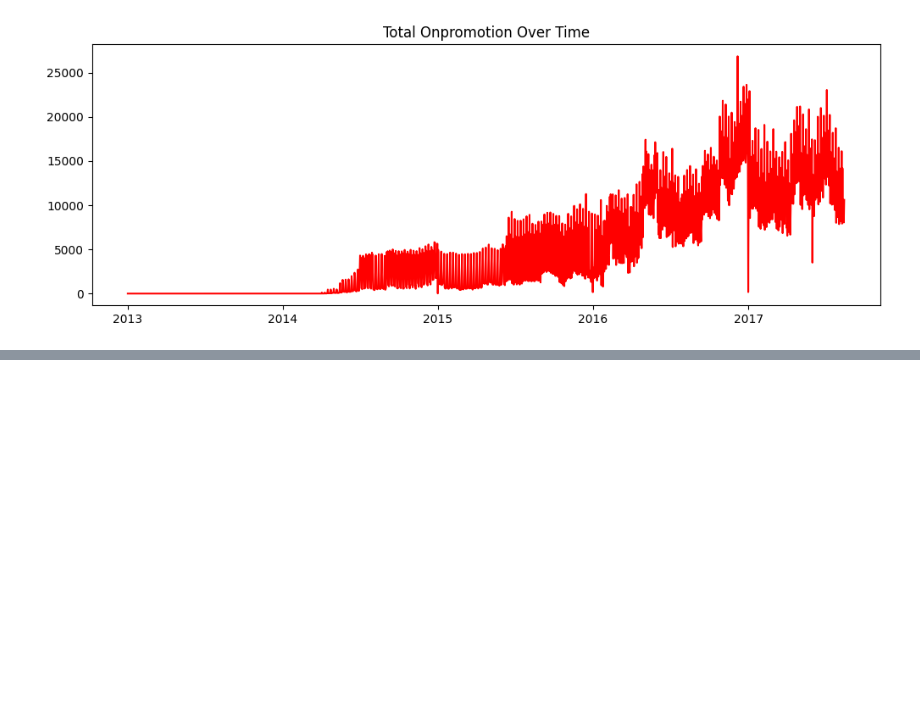
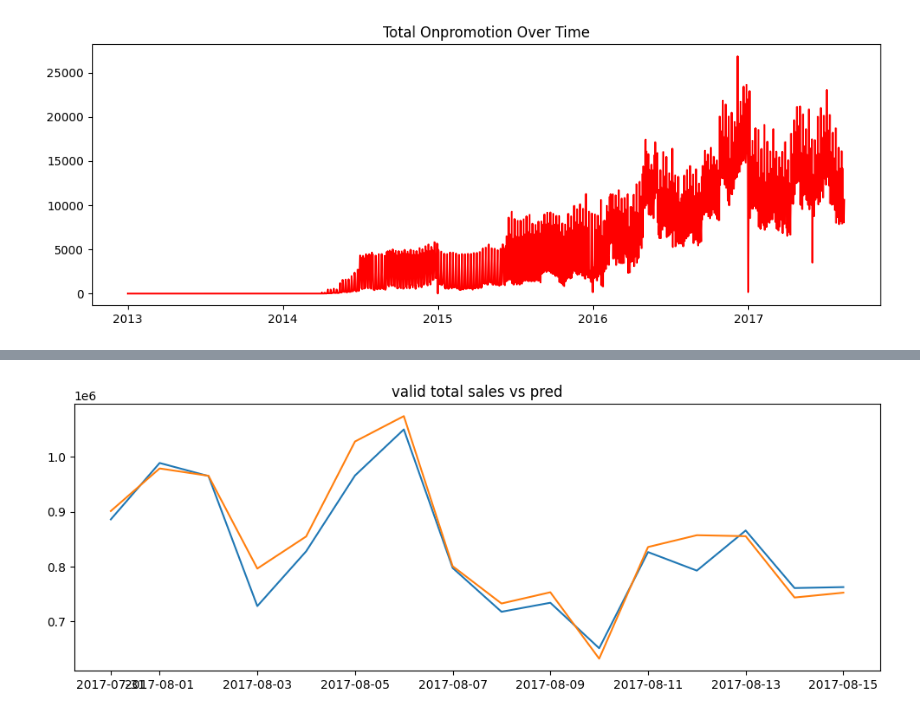
Before and after one commit to mohitDhami87/Store_Sales_Time_Series_Forecasting, a Jupyter notebook: store-sales-time-series-forecasting.ipynb, the cells around one changed output, grey strips where cells are left out. Drawn from its saved outputs; the diff is of its cells as text; code cells hidden in the pictures; blank space fills up the shorter version.

Commit message:
Kaggle Notebook | Store_Sales_Time_Series_Forecasting | Version 3

```diff
--- a/store-sales-time-series-forecasting.ipynb
+++ b/store-sales-time-series-forecasting.ipynb
@@ -101,0 +231,10 @@ plt.show()
+# %%
+feature_cols = [
+    "store_nbr","family","onpromotion",
+    "city","state","type","cluster",
+    "transactions","dcoilwtico",
+    "is_holiday","is_national_holiday","is_regional_holiday","is_local_holiday",
+    "year","month","day","dayofweek","weekofyear","is_weekend",
+    "sales_lag_1","sales_lag_7","sales_lag_14",
+    "sales_rollmean_7","sales_rollmean_14",
+    "promo_lag_1","promo_lag_7"]
@@ -101,0 +246,6 @@ plt.show()
+# %%
+x_train = train_part[feature_cols]
+y_train = np.log1p(train_part["sales"].values)
+
+x_valid = valid_part[feature_cols]
+y_valid = np.log1p(valid_part["sales"].values)
@@ -101,0 +274,12 @@ plt.show()
+# %%
+model = LGBMRegressor(
+    n_estimators=3000,
+    learning_rate=0.03,
+    num_leaves=128,
+    subsample=0.8,
+    colsample_bytree=0.8,
+    reg_alpha=0.1,
+    reg_lambda=0.1,
+    random_state=42)
+
+model.fit(x_train, y_train, eval_set=[(x_valid, y_valid)], eval_metric="rmse")
@@ -101,0 +296,16 @@ plt.show()
+# %%
+pred_valid = np.expm1(model.predict(x_valid))
+pred_valid = np.clip(pred_valid, 0, None)
+rmsle = np.sqrt(mean_squared_log_error(valid_part["sales"].values, pred_valid))
+# %%
+tmp = valid_part[["date","sales"]].copy()
+tmp["pred"] = pred_valid
+agg = tmp.groupby("date", as_index=False)[["sales","pred"]].sum()
+
+plt.figure(figsize=(12,4))
+plt.plot(agg["date"], agg["sales"])
+plt.plot(agg["date"], agg["pred"])
+plt.title("valid total sales vs pred")
+plt.show()
+# %% [output]
+[figure, added]
```
Also changed, not shown: parts of 16 cells of this notebook.
